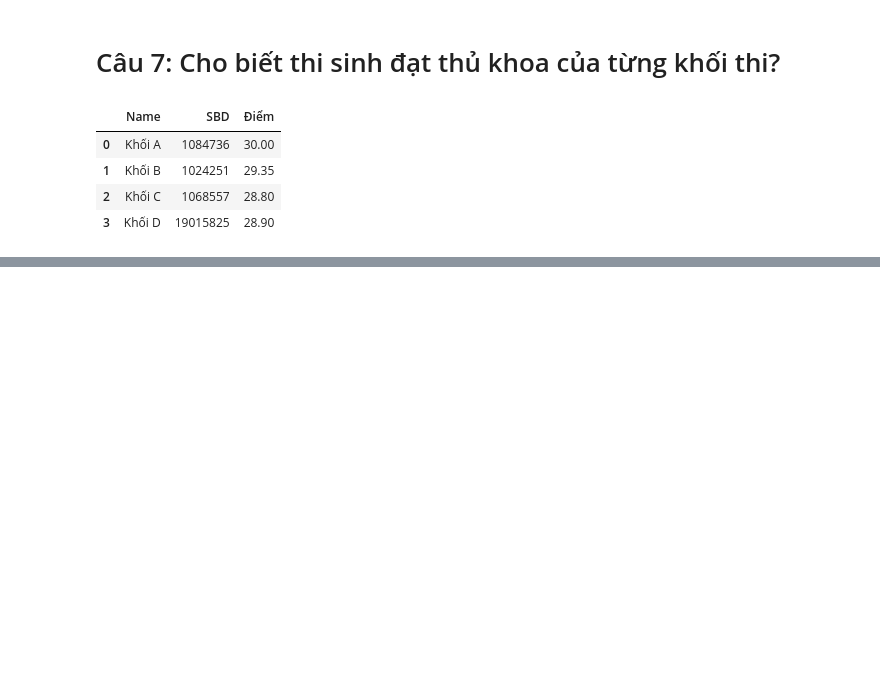
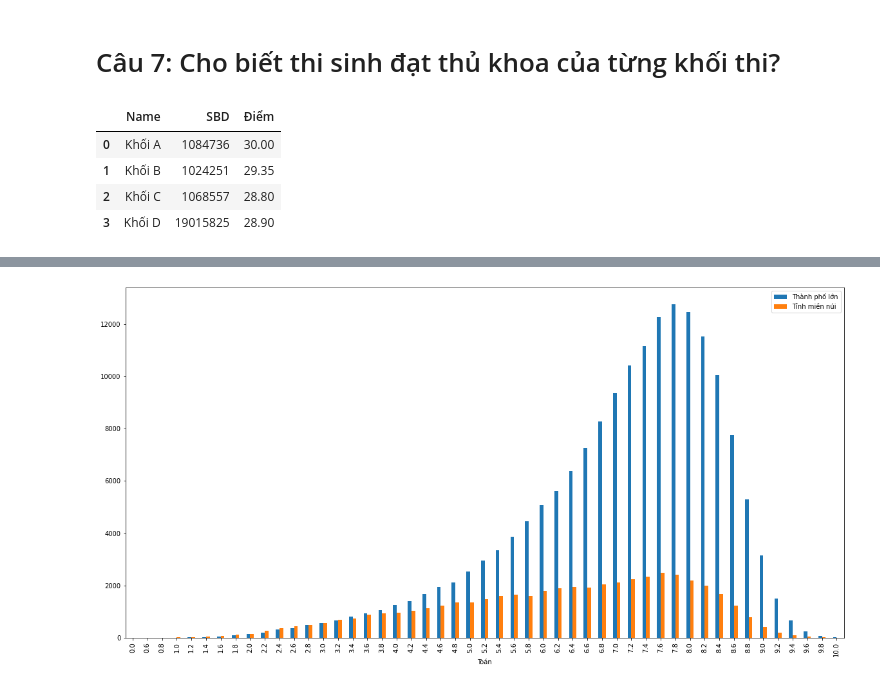
Before and after one commit to PMX120202/Project_Final_LTKHDL, a Jupyter notebook: Handle.ipynb, the cells around one changed output, grey strips where cells are left out. Saved outputs shown, nothing was run; the diff lists cells and outputs as text; code cells hidden in the pictures; blank space fills up the shorter version.

```diff
--- a/Handle.ipynb
+++ b/Handle.ipynb
@@ -613,0 +591,4 @@ results
+# %%
+CompareSubject('Toán')
+# %% [output]
+[figure, added]
```
Also changed, not shown: parts of 18 cells of this notebook.
